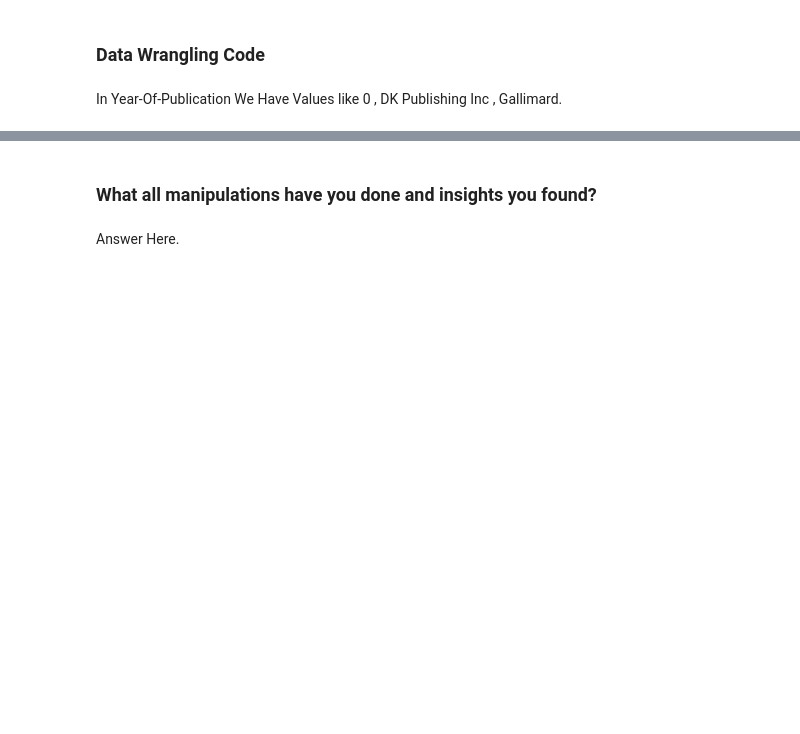
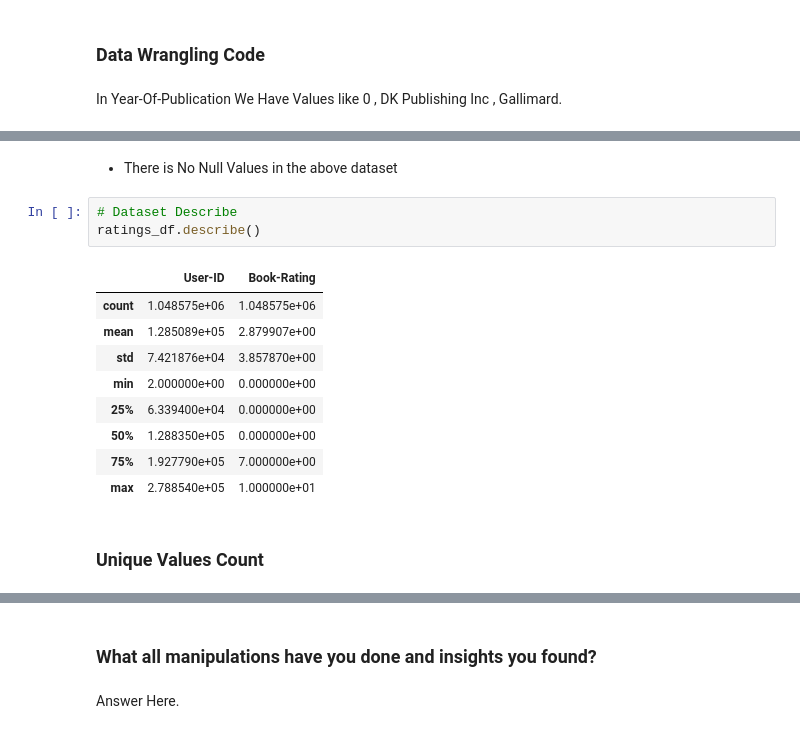
Before and after one commit to SaniyaBubere/book-recommendation-system, a Jupyter notebook: Book_Recommendation_System.ipynb, the cells around one changed output, grey strips where cells are left out. Drawn from its saved outputs; the diff is of its cells as text; blank space fills up the shorter version.

```diff
--- a/Book_Recommendation_System.ipynb
+++ b/Book_Recommendation_System.ipynb
@@ -216,0 +628,17 @@ In Year-Of-Publication We Have Values like 0 , DK Publishing Inc , Gallimard.
+# %% [markdown]
+* There is No Null Values in the above dataset
+# %%
+# Dataset Describe
+ratings_df.describe()
+# %% [output]
+|  | User-ID | Book-Rating |
+| count | 1.048575e+06 | 1.048575e+06 |
+| mean | 1.285089e+05 | 2.879907e+00 |
+| std | 7.421876e+04 | 3.857870e+00 |
+| min | 2.000000e+00 | 0.000000e+00 |
+| 25% | 6.339400e+04 | 0.000000e+00 |
+| 50% | 1.288350e+05 | 0.000000e+00 |
+| 75% | 1.927790e+05 | 7.000000e+00 |
+| max | 2.788540e+05 | 1.000000e+01 |
+# %% [markdown]
+### Unique Values Count
```
Also changed, not shown: parts of 81 cells of this notebook.
